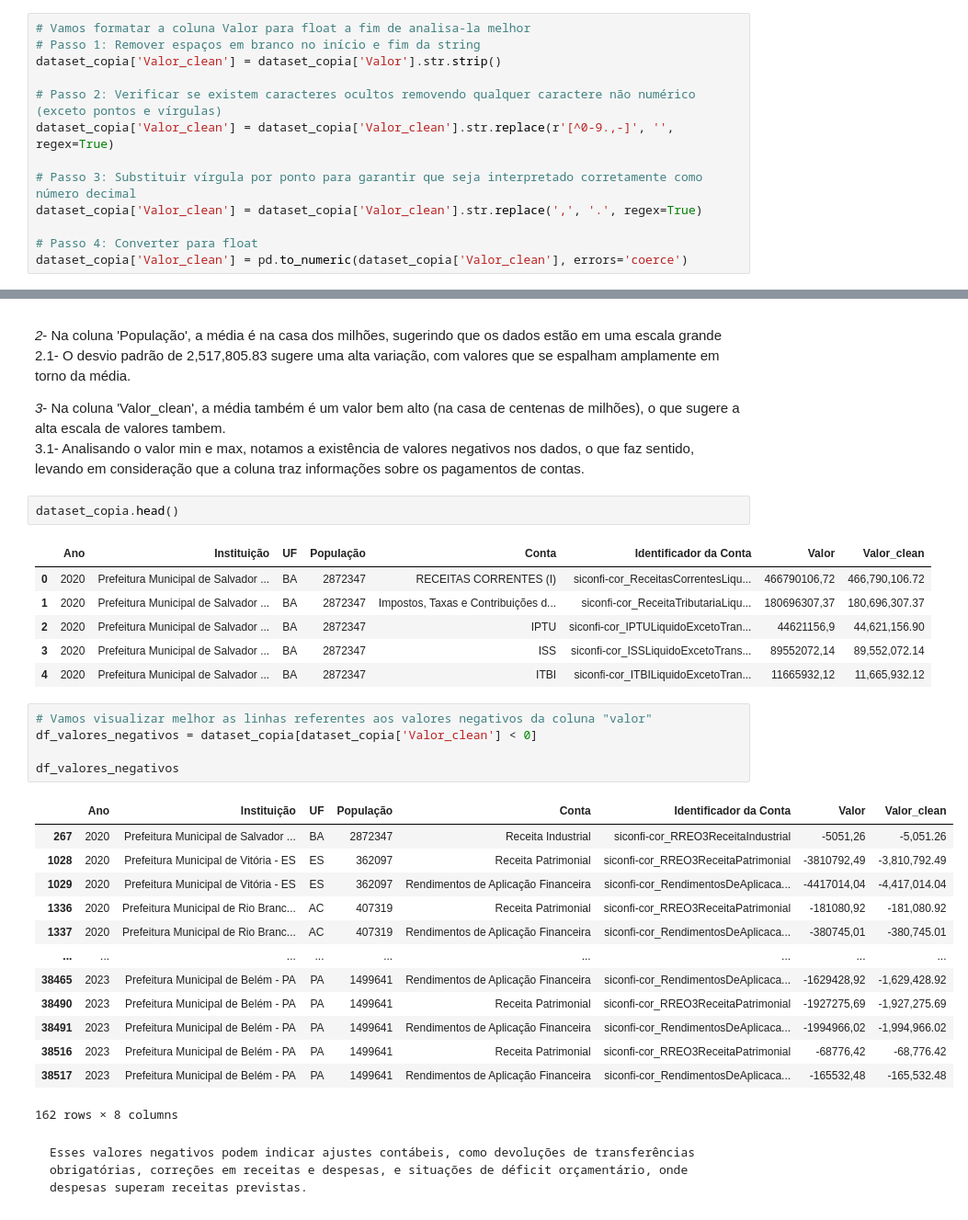
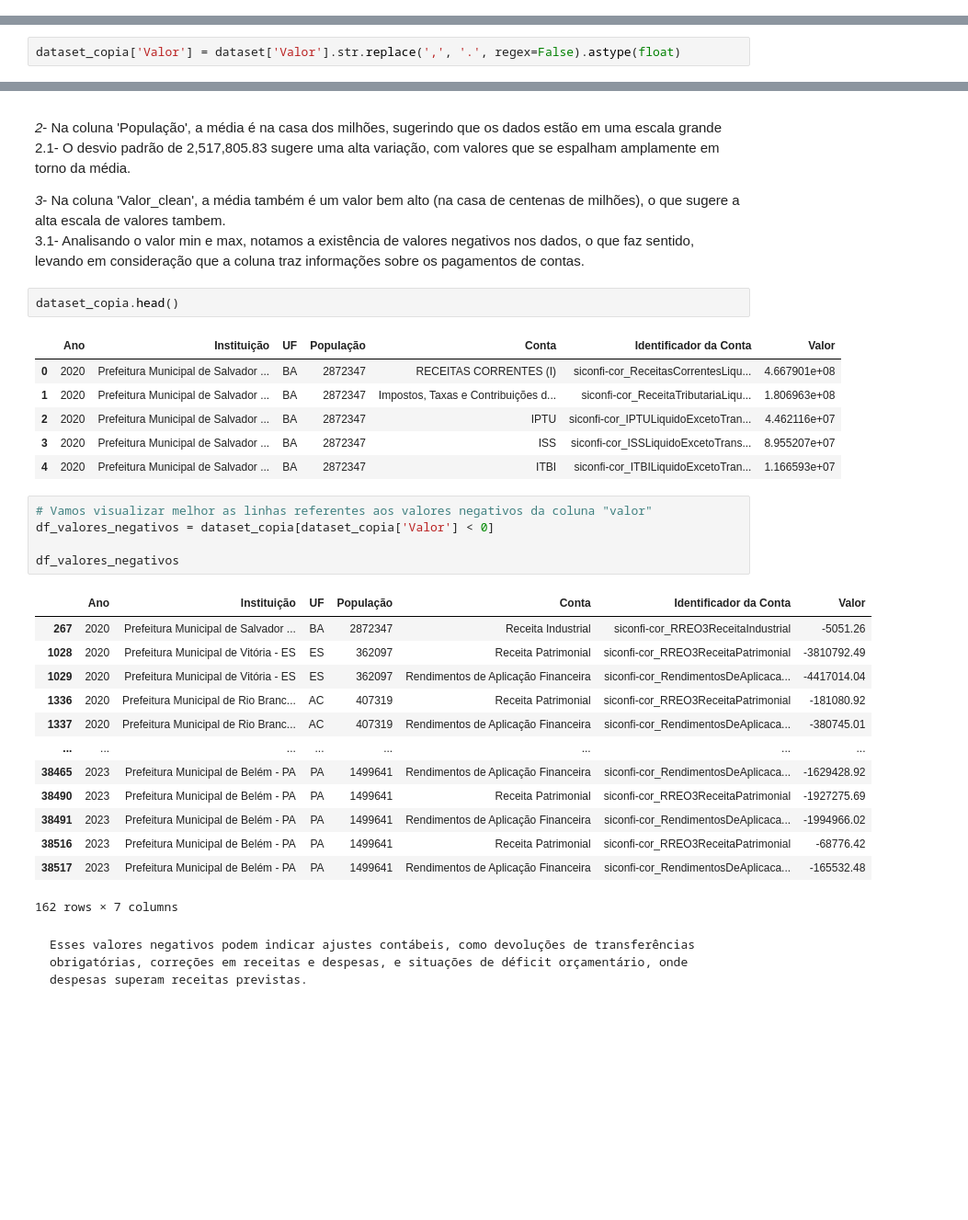
Before and after one commit to juliajgmb/projeto_icd, a Jupyter notebook: fase_Final.ipynb, the cells around one changed output, grey strips where cells are left out. Shown: that part at 92% size. Saved outputs shown, nothing was run; the diff lists cells and outputs as text; blank space fills up the shorter version.

```diff
--- a/fase_Final.ipynb
+++ b/fase_Final.ipynb
@@ -67,16 +44,3 @@ dataset.head()
 # %%
 # Criando uma copia do dataset para não modificar o original
 dataset_copia = dataset.copy()
-# %%
-# Vamos formatar a coluna Valor para float a fim de analisa-la melhor
-# Passo 1: Remover espaços em branco no início e fim da string
-dataset_copia['Valor_clean'] = dataset_copia['Valor'].str.strip()
-
-# Passo 2: Verificar se existem caracteres ocultos removendo qualquer caractere não numérico (exceto pontos e vírgulas)
-dataset_copia['Valor_clean'] = dataset_copia['Valor_clean'].str.replace(r'[^0-9.,-]', '', regex=True)
-
-# Passo 3: Substituir vírgula por ponto para garantir que seja interpretado corretamente como número decimal
-dataset_copia['Valor_clean'] = dataset_copia['Valor_clean'].str.replace(',', '.', regex=True)
-
-# Passo 4: Converter para float
-dataset_copia['Valor_clean'] = pd.to_numeric(dataset_copia['Valor_clean'], errors='coerce')
@@ -83,3 +67,5 @@ dataset_copia['Valor_clean'] = pd.to_numeric(dataset_copia['Valor_clean'], error
+# %%
+dataset_copia['Valor'] = dataset['Valor'].str.replace(',', '.', regex=False).astype(float)
 # %%
 # Descrição estatística dos dados
 dataset_copia.describe()
@@ -108,31 +94,31 @@ que a coluna traz informações sobre os pagamentos de contas.
 # %%
 dataset_copia.head()
 # %% [output]
-|  | Ano | Instituição | UF | População | Conta | Identificador da Conta | Valor | Valor_clean |
-| 0 | 2020 | Prefeitura Municipal de Salvador ... | BA | 2872347 | RECEITAS CORRENTES (I) | siconfi-cor_ReceitasCorrentesLiqu... | 466790106,72 | 466,790,106.72 |
-| 1 | 2020 | Prefeitura Municipal de Salvador ... | BA | 2872347 | Impostos, Taxas e Contribuições d... | siconfi-cor_ReceitaTributariaLiqu... | 180696307,37 | 180,696,307.37 |
-| 2 | 2020 | Prefeitura Municipal de Salvador ... | BA | 2872347 | IPTU | siconfi-cor_IPTULiquidoExcetoTran... | 44621156,9 | 44,621,156.90 |
-| 3 | 2020 | Prefeitura Municipal de Salvador ... | BA | 2872347 | ISS | siconfi-cor_ISSLiquidoExcetoTrans... | 89552072,14 | 89,552,072.14 |
-| 4 | 2020 | Prefeitura Municipal de Salvador ... | BA | 2872347 | ITBI | siconfi-cor_ITBILiquidoExcetoTran... | 11665932,12 | 11,665,932.12 |
+|  | Ano | Instituição | UF | População | Conta | Identificador da Conta | Valor |
+| 0 | 2020 | Prefeitura Municipal de Salvador ... | BA | 2872347 | RECEITAS CORRENTES (I) | siconfi-cor_ReceitasCorrentesLiqu... | 4.667901e+08 |
+| 1 | 2020 | Prefeitura Municipal de Salvador ... | BA | 2872347 | Impostos, Taxas e Contribuições d... | siconfi-cor_ReceitaTributariaLiqu... | 1.806963e+08 |
+| 2 | 2020 | Prefeitura Municipal de Salvador ... | BA | 2872347 | IPTU | siconfi-cor_IPTULiquidoExcetoTran... | 4.462116e+07 |
+| 3 | 2020 | Prefeitura Municipal de Salvador ... | BA | 2872347 | ISS | siconfi-cor_ISSLiquidoExcetoTrans... | 8.955207e+07 |
+| 4 | 2020 | Prefeitura Municipal de Salvador ... | BA | 2872347 | ITBI | siconfi-cor_ITBILiquidoExcetoTran... | 1.166593e+07 |
 # %%
 # Vamos visualizar melhor as linhas referentes aos valores negativos da coluna "valor"
-df_valores_negativos = dataset_copia[dataset_copia['Valor_clean'] < 0]
+df_valores_negativos = dataset_copia[dataset_copia['Valor'] < 0]
 
 df_valores_negativos
 # %% [output]
-|  | Ano | Instituição | UF | População | Conta | Identificador da Conta | Valor | Valor_clean |
-| 267 | 2020 | Prefeitura Municipal de Salvador ... | BA | 2872347 | Receita Industrial | siconfi-cor_RREO3ReceitaIndustrial | -5051,26 | -5,051.26 |
-| 1028 | 2020 | Prefeitura Municipal de Vitória - ES | ES | 362097 | Receita Patrimonial | siconfi-cor_RREO3ReceitaPatrimonial | -3810792,49 | -3,810,792.49 |
-| 1029 | 2020 | Prefeitura Municipal de Vitória - ES | ES | 362097 | Rendimentos de Aplicação Financeira | siconfi-cor_RendimentosDeAplicaca... | -4417014,04 | -4,417,014.04 |
-| 1336 | 2020 | Prefeitura Municipal de Rio Branc... | AC | 407319 | Receita Patrimonial | siconfi-cor_RREO3ReceitaPatrimonial | -181080,92 | -181,080.92 |
-| 1337 | 2020 | Prefeitura Municipal de Rio Branc... | AC | 407319 | Rendimentos de Aplicação Financeira | siconfi-cor_RendimentosDeAplicaca... | -380745,01 | -380,745.01 |
-| ... | ... | ... | ... | ... | ... | ... | ... | ... |
-| 38465 | 2023 | Prefeitura Municipal de Belém - PA | PA | 1499641 | Rendimentos de Aplicação Financeira | siconfi-cor_RendimentosDeAplicaca... | -1629428,92 | -1,629,428.92 |
-| 38490 | 2023 | Prefeitura Municipal de Belém - PA | PA | 1499641 | Receita Patrimonial | siconfi-cor_RREO3ReceitaPatrimonial | -1927275,69 | -1,927,275.69 |
-| 38491 | 2023 | Prefeitura Municipal de Belém - PA | PA | 1499641 | Rendimentos de Aplicação Financeira | siconfi-cor_RendimentosDeAplicaca... | -1994966,02 | -1,994,966.02 |
-| 38516 | 2023 | Prefeitura Municipal de Belém - PA | PA | 1499641 | Receita Patrimonial | siconfi-cor_RREO3ReceitaPatrimonial | -68776,42 | -68,776.42 |
-| 38517 | 2023 | Prefeitura Municipal de Belém - PA | PA | 1499641 | Rendimentos de Aplicação Financeira | siconfi-cor_RendimentosDeAplicaca... | -165532,48 | -165,532.48 |
+|  | Ano | Instituição | UF | População | Conta | Identificador da Conta | Valor |
+| 267 | 2020 | Prefeitura Municipal de Salvador ... | BA | 2872347 | Receita Industrial | siconfi-cor_RREO3ReceitaIndustrial | -5051.26 |
+| 1028 | 2020 | Prefeitura Municipal de Vitória - ES | ES | 362097 | Receita Patrimonial | siconfi-cor_RREO3ReceitaPatrimonial | -3810792.49 |
+| 1029 | 2020 | Prefeitura Municipal de Vitória - ES | ES | 362097 | Rendimentos de Aplicação Financeira | siconfi-cor_RendimentosDeAplicaca... | -4417014.04 |
+| 1336 | 2020 | Prefeitura Municipal de Rio Branc... | AC | 407319 | Receita Patrimonial | siconfi-cor_RREO3ReceitaPatrimonial | -181080.92 |
+| 1337 | 2020 | Prefeitura Municipal de Rio Branc... | AC | 407319 | Rendimentos de Aplicação Financeira | siconfi-cor_RendimentosDeAplicaca... | -380745.01 |
+| ... | ... | ... | ... | ... | ... | ... | ... |
+| 38465 | 2023 | Prefeitura Municipal de Belém - PA | PA | 1499641 | Rendimentos de Aplicação Financeira | siconfi-cor_RendimentosDeAplicaca... | -1629428.92 |
+| 38490 | 2023 | Prefeitura Municipal de Belém - PA | PA | 1499641 | Receita Patrimonial | siconfi-cor_RREO3ReceitaPatrimonial | -1927275.69 |
+| 38491 | 2023 | Prefeitura Municipal de Belém - PA | PA | 1499641 | Rendimentos de Aplicação Financeira | siconfi-cor_RendimentosDeAplicaca... | -1994966.02 |
+| 38516 | 2023 | Prefeitura Municipal de Belém - PA | PA | 1499641 | Receita Patrimonial | siconfi-cor_RREO3ReceitaPatrimonial | -68776.42 |
+| 38517 | 2023 | Prefeitura Municipal de Belém - PA | PA | 1499641 | Rendimentos de Aplicação Financeira | siconfi-cor_RendimentosDeAplicaca... | -165532.48 |
-162 rows × 8 columns
+162 rows × 7 columns
 # %% [markdown]
     Esses valores negativos podem indicar ajustes contábeis, como devoluções de transferências obrigatórias, correções em receitas e despesas, e situações de déficit orçamentário, onde despesas superam receitas previstas.
 # %% [markdown]
```
Also changed, not shown: parts of 25 cells of this notebook, 1 other file.
